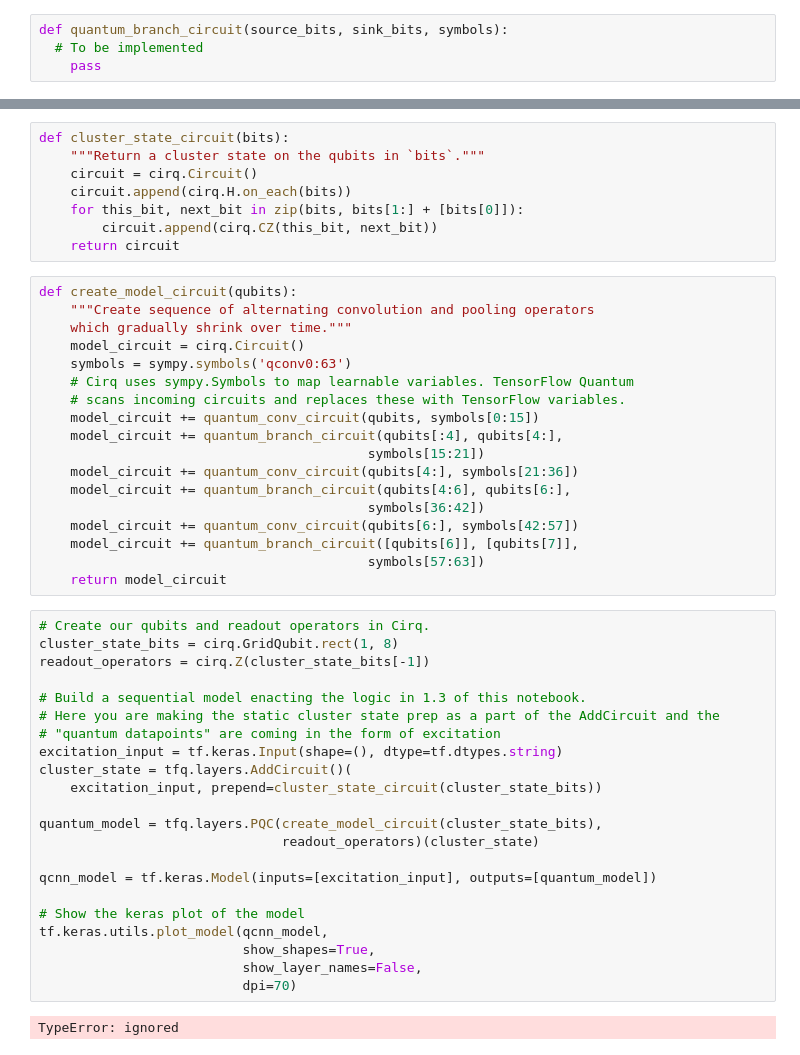
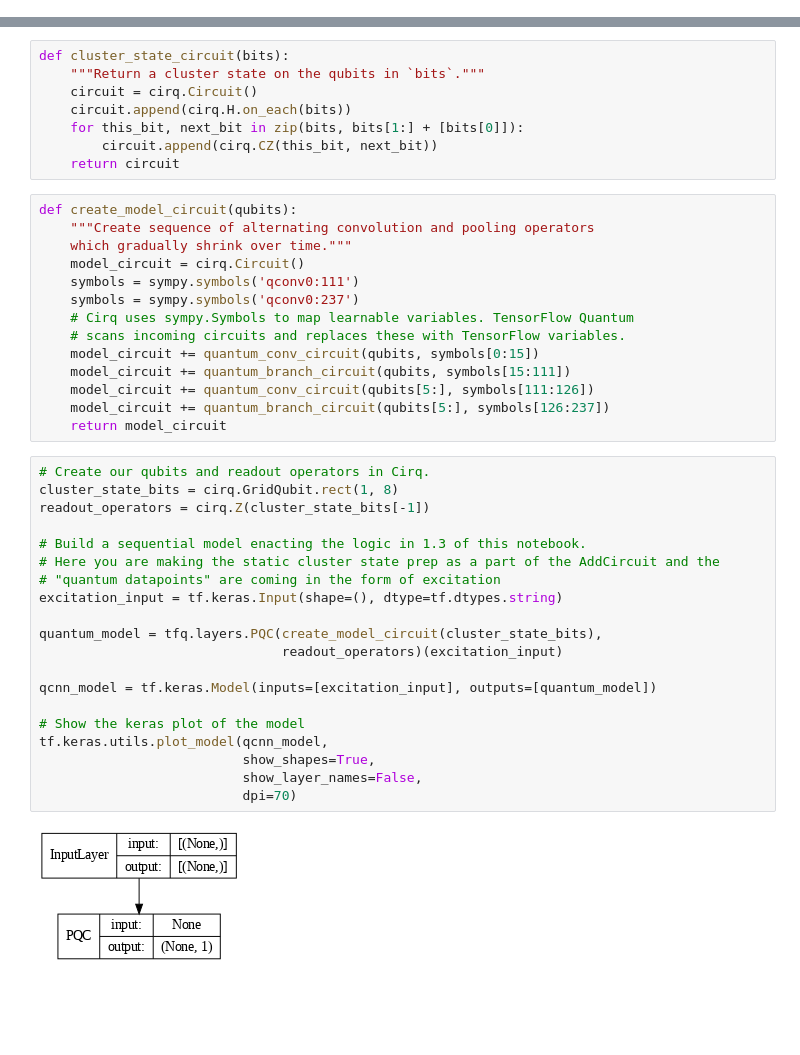
Before and after one commit to stellaw1/400q-project, a Jupyter notebook: 400q_project.ipynb, the cells around one changed output, grey strips where cells are left out. Cells and saved outputs as stored; diff of their text form; blank space fills up the shorter version.

```diff
--- a/400q_project.ipynb
+++ b/400q_project.ipynb
@@ -111,4 +172,0 @@ SVGCircuit(
-# %%
-def quantum_branch_circuit(source_bits, sink_bits, symbols):
-  # To be implemented
-    pass
@@ -125,40 +235,34 @@ def create_model_circuit(qubits):
     """Create sequence of alternating convolution and pooling operators
     which gradually shrink over time."""
     model_circuit = cirq.Circuit()
-    symbols = sympy.symbols('qconv0:63')
+    symbols = sympy.symbols('qconv0:111')
+    symbols = sympy.symbols('qconv0:237')
     # Cirq uses sympy.Symbols to map learnable variables. TensorFlow Quantum
     # scans incoming circuits and replaces these with TensorFlow variables.
     model_circuit += quantum_conv_circuit(qubits, symbols[0:15])
-    model_circuit += quantum_branch_circuit(qubits[:4], qubits[4:],
-                                          symbols[15:21])
-    model_circuit += quantum_conv_circuit(qubits[4:], symbols[21:36])
-    model_circuit += quantum_branch_circuit(qubits[4:6], qubits[6:],
-                                          symbols[36:42])
-    model_circuit += quantum_conv_circuit(qubits[6:], symbols[42:57])
-    model_circuit += quantum_branch_circuit([qubits[6]], [qubits[7]],
-                                          symbols[57:63])
+    model_circuit += quantum_branch_circuit(qubits, symbols[15:111])
+    model_circuit += quantum_conv_circuit(qubits[5:], symbols[111:126])
+    model_circuit += quantum_branch_circuit(qubits[5:], symbols[126:237])
     return model_circuit
 # %%
 # Create our qubits and readout operators in Cirq.
 cluster_state_bits = cirq.GridQubit.rect(1, 8)
 readout_operators = cirq.Z(cluster_state_bits[-1])
 
 # Build a sequential model enacting the logic in 1.3 of this notebook.
 # Here you are making the static cluster state prep as a part of the AddCircuit and the
 # "quantum datapoints" are coming in the form of excitation
 excitation_input = tf.keras.Input(shape=(), dtype=tf.dtypes.string)
-cluster_state = tfq.layers.AddCircuit()(
-    excitation_input, prepend=cluster_state_circuit(cluster_state_bits))
 
 quantum_model = tfq.layers.PQC(create_model_circuit(cluster_state_bits),
-                               readout_operators)(cluster_state)
+                               readout_operators)(excitation_input)
 
 qcnn_model = tf.keras.Model(inputs=[excitation_input], outputs=[quantum_model])
 
 # Show the keras plot of the model
 tf.keras.utils.plot_model(qcnn_model,
                           show_shapes=True,
                           show_layer_names=False,
                           dpi=70)
 # %% [output]
-TypeError: ignored
+[figure, added]
```
Also changed, not shown: parts of 12 cells of this notebook.
